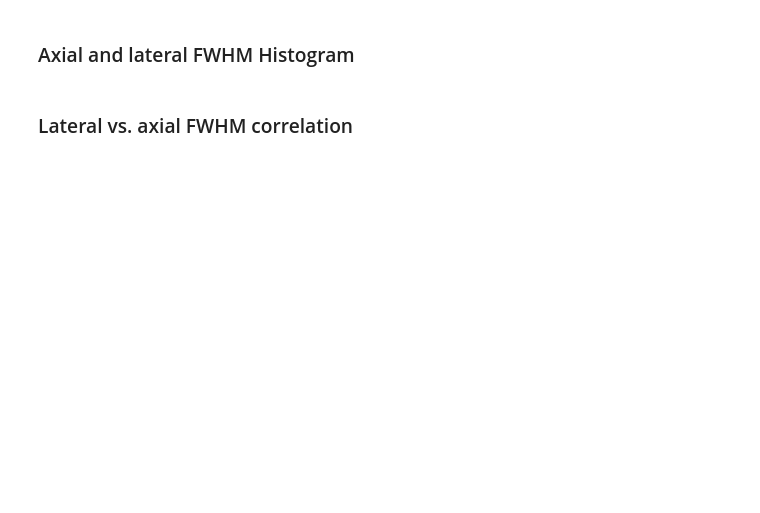
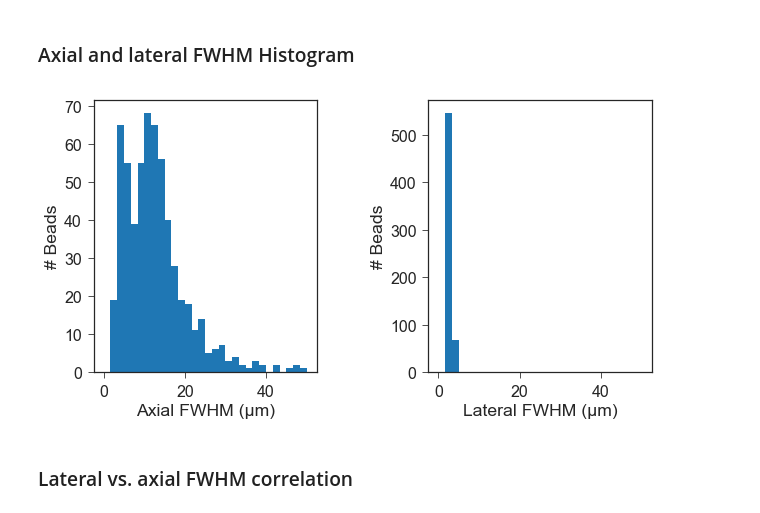
Before and after one commit to mesoSPIM/mesoSPIM-PSFanalysis, a Jupyter notebook: example-playground.ipynb, the cells around one changed output. Drawn from its saved outputs; the diff is of its cells as text; code cells hidden in the pictures; blank space fills up the shorter version.

```diff
--- a/example-playground.ipynb
+++ b/example-playground.ipynb
@@ -126,15 +198,17 @@ plt.axis('off');
 # %%
 fig = plt.figure(figsize=(10,5))
 subfigure0 = fig.add_subplot(121)
-subfigure0.hist(PSF['FWHMax'].tolist())
+subfigure0.hist(PSF['FWHMax'].tolist(),30,range=(0,50))
 subfigure0.set_xlabel('Axial FWHM (μm)')
 subfigure0.set_ylabel('# Beads')
-subfigure0 = fig.add_subplot(122)
-subfigure0.hist(PSF['FWHMlat'].tolist())
-subfigure0.set_xlabel('Lateral FWHM (μm)')
-subfigure0.set_ylabel('# Beads')
+subfigure1 = fig.add_subplot(122)
+subfigure1.hist(PSF['FWHMlat'].tolist(),30,range=(0,50))
+subfigure1.set_xlabel('Lateral FWHM (μm)')
+subfigure1.set_ylabel('# Beads')
 
 plt.subplots_adjust(wspace = 0.5)
+# %% [output]
+[figure, added]
 # %% [markdown]
 ### Lateral vs. axial FWHM correlation
 # %%
```
Also changed, not shown: parts of 37 cells of this notebook, 2 other files.
